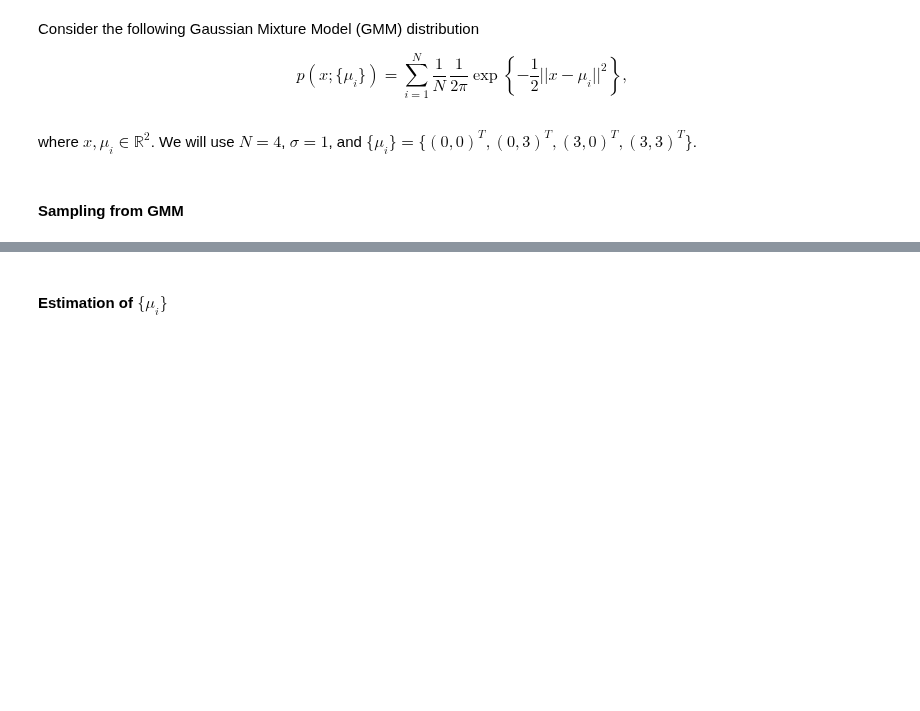
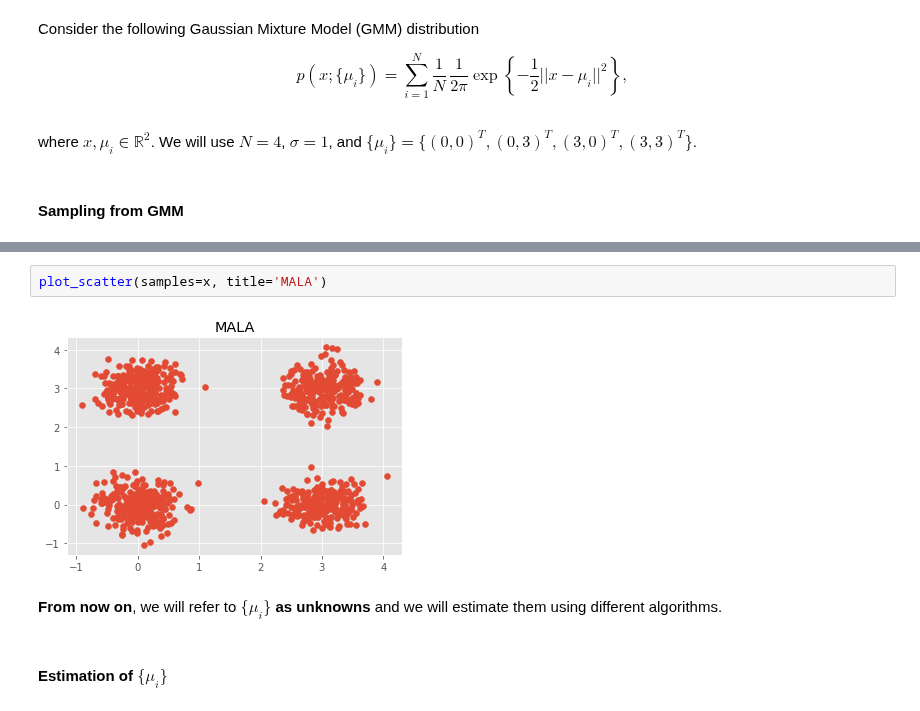
Before and after one commit to Hannibal96/Statistical-Methods-in-Image-Processing-EE-048954, a Jupyter notebook: HW3_CD_NCE_Spring2022.ipynb, the cells around one changed output, grey strips where cells are left out. Saved outputs shown, nothing was run; the diff lists cells and outputs as text; blank space fills up the shorter version.

```diff
--- a/HW3_CD_NCE_Spring2022.ipynb
+++ b/HW3_CD_NCE_Spring2022.ipynb
@@ -59,3 +188,9 @@ where $x,\mu_i \in \mathbb{R}^2$. We will use $N = 4$, $\sigma = 1$, and $\{\mu_
+# %%
+plot_scatter(samples=x, title='MALA')
+# %% [output]
+[figure, added]
+# %% [markdown]
+**From now on**, we will refer to **$\{\mu_i\}$ as unknowns** and we will estimate them using different algorithms.
 # %% [markdown]
 #### Estimation of $\{\mu_i\}$
 # %% [markdown]
```
Also changed, not shown: parts of 31 cells of this notebook.
